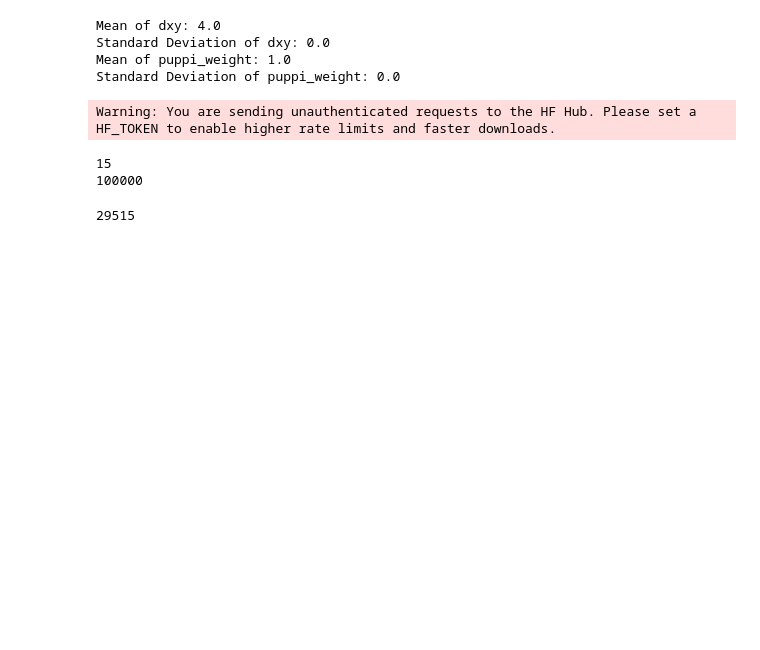
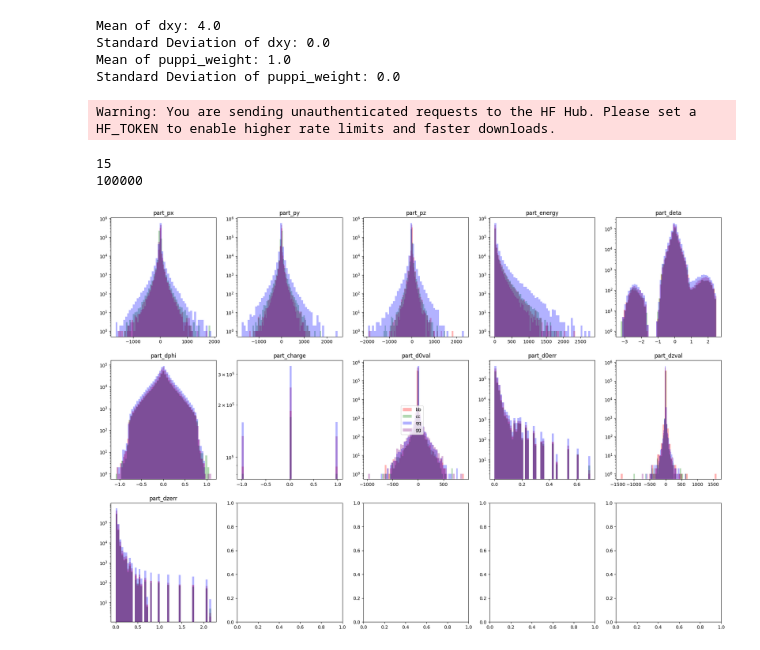
Before and after one commit to AKaronen/TorchTagger, a Jupyter notebook: data_playground.ipynb, the cells around one changed output. Saved outputs shown, nothing was run; the diff lists cells and outputs as text; code cells hidden in the pictures; blank space fills up the shorter version.

```diff
--- a/data_playground.ipynb
+++ b/data_playground.ipynb
@@ -192,31 +241,31 @@ Warning: You are sending unauthenticated requests to the HF Hub. Please set a HF
 15
 100000
 # %%
-target_classes = ["bb", "cc", "qq", "gg"]
+target_classes = ["bb", "cc", "qq"]
 selected_class_indices = [class_names.index(cls) for cls in target_classes]
 ds_selected = ds.filter(lambda x: x["jet_label"] in selected_class_indices)
 print(len(ds_selected))
-# %% [output]
-29515
 # %%
 fig, ax = plt.subplots(figsize=(24, 16), nrows=3, ncols=5)
 ax = ax.flatten()
-
+colors = ["red", "green", "blue", "purple"]
 cl_to_col = {label: color for label, color in zip(target_classes, colors)}
 
 for label in target_classes:
     class_features = ds_selected.filter(lambda x: x["jet_label"] == class_names.index(label))
 
     i = 0
     for name in cols_to_load[1:]:  # Skip jet_label
         values = class_features[name]
-        if "is" in name:
-            continue
+        #if "is" in name:
+        #    continue
         values = np.concatenate([np.asarray(v) for v in values if len(v) > 0])
         ax[i].hist(values, bins=50, color=cl_to_col[label], alpha=0.3)
         ax[i].set_title(name)
-        #ax[i].set_yscale("log")
+        ax[i].set_yscale("log")
         i += 1
 # plt.tight_layout()
 fig.legend(target_classes, loc="center")
 plt.show()
+# %% [output]
+[figure, added]
```
Also changed, not shown: parts of 8 cells of this notebook, 26 other files.
